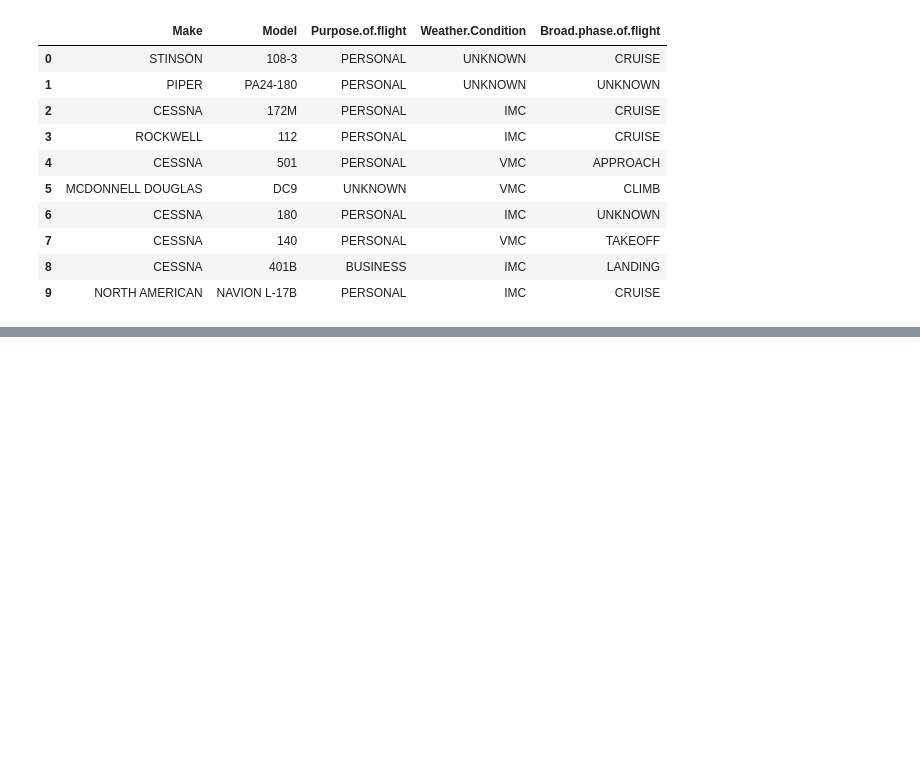
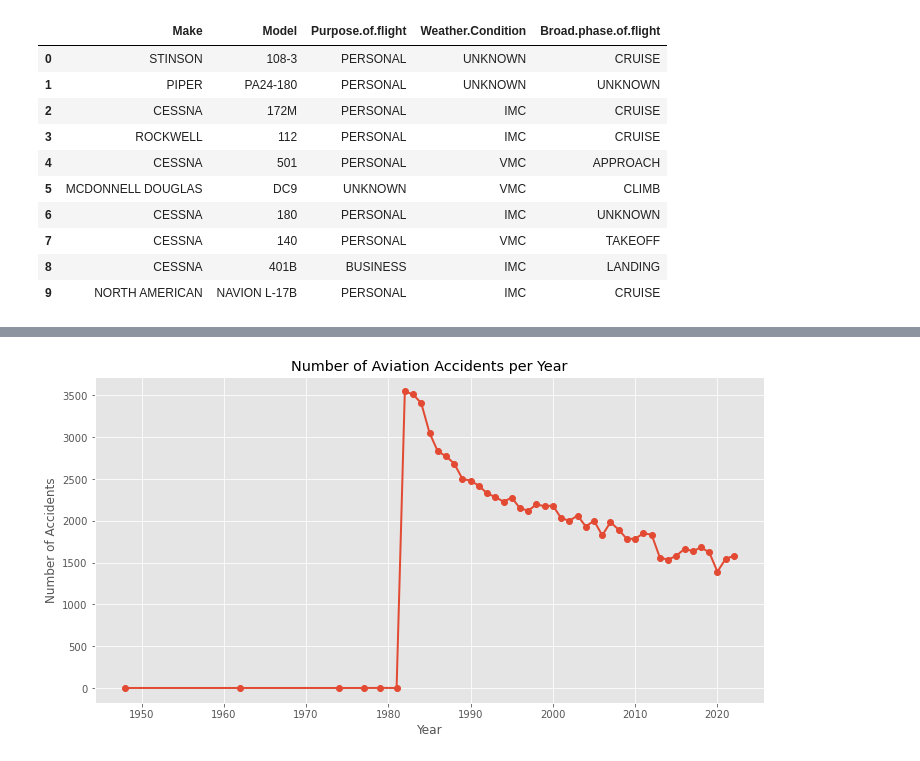
Before and after one commit to Aby-12/Project-One-Abigael-Kariuki, a Jupyter notebook: aviation.ipynb, the cells around one changed output, grey strips where cells are left out. Drawn from its saved outputs; the diff is of its cells as text; code cells hidden in the pictures; blank space fills up the shorter version.

Commit message:
Performed data analysis and visualization

```diff
--- a/aviation.ipynb
+++ b/aviation.ipynb
@@ -298,0 +329,22 @@ df_final[['Make','Model','Purpose.of.flight','Weather.Condition','Broad.phase.of
+# %%
+# -- plot
+accidents_per_year = (
+    df_final.dropna(subset=['year'])
+            .groupby('year')['Event.Id'].count()
+            .reset_index()
+)
+accidents_per_year['year'] = accidents_per_year['year'].astype(int)
+
+plt.figure(figsize=(12,6))
+plt.plot(accidents_per_year['year'], accidents_per_year['Event.Id'], marker='o', linewidth=2)
+plt.title('Number of Aviation Accidents per Year')
+plt.xlabel('Year'); plt.ylabel('Number of Accidents'); plt.grid(True)
+plt.show()
+
+#The graph confirms that:
+# 1. The number of accidents was very high in the 1980s, exceeding 3,000 accidents per year, but has steadily declined since then.
+# 2. Accident frequency has halved since the 1980s.
+# 3. Aviation has become progressively safer, even as global air traffic has increased dramatically.
+# The analysis will therefore focus on data from 1982 onward, where records are more complete and meaningful for business recommendations.
+# %% [output]
+[figure, added]
```
Also changed, not shown: parts of 28 cells of this notebook.
